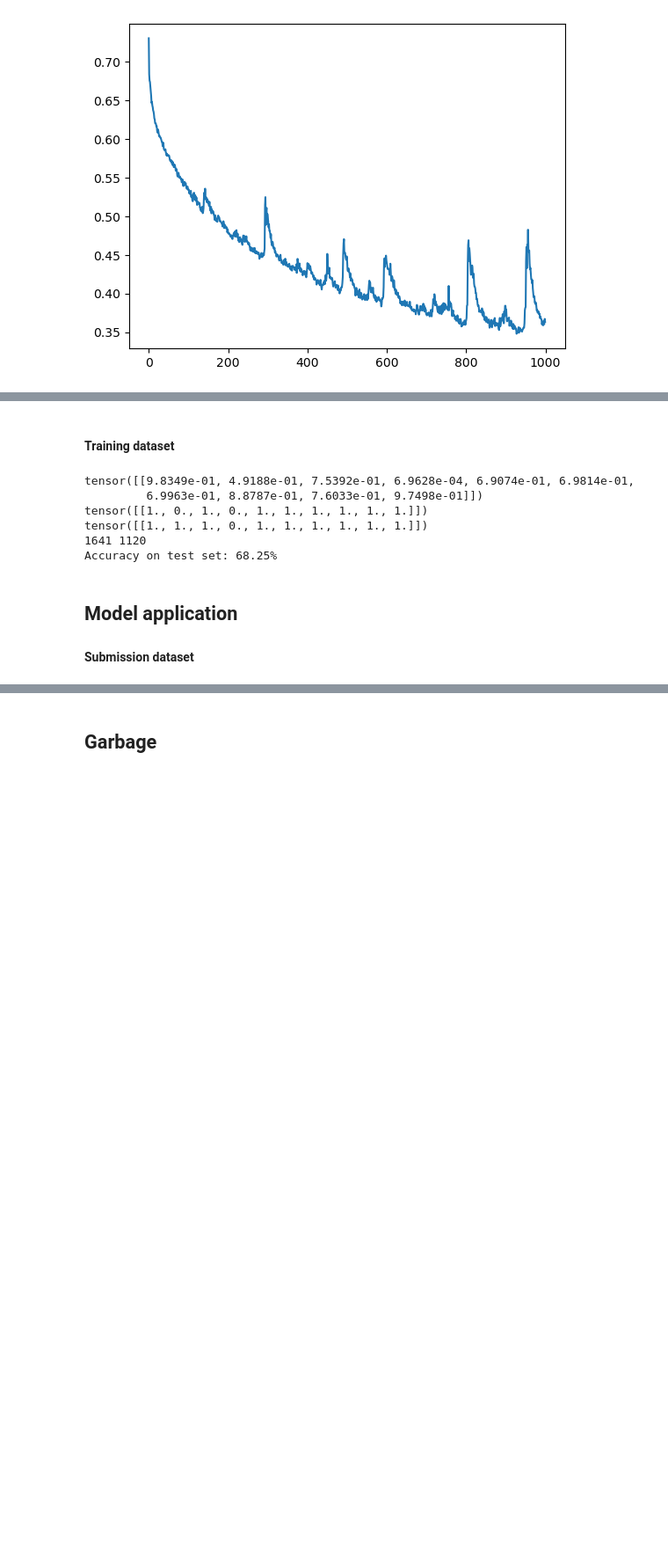
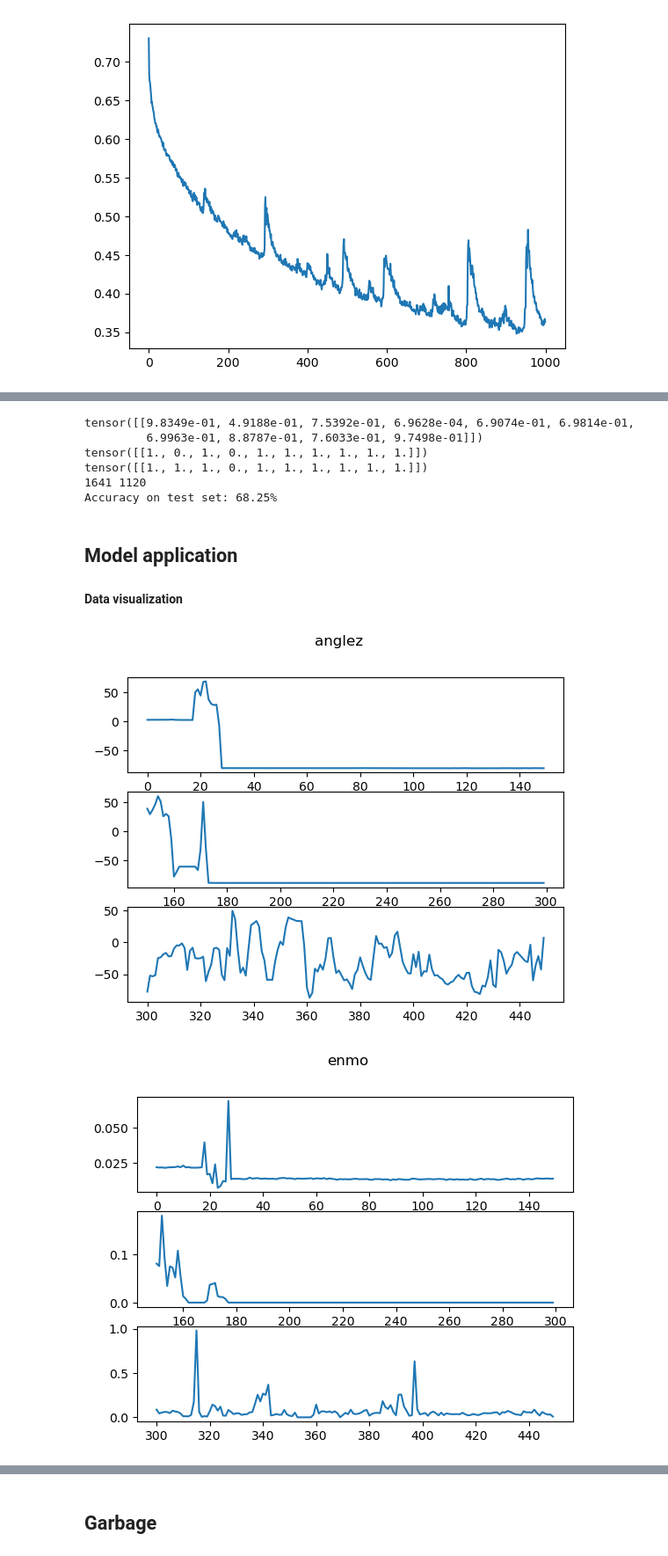
Before and after one commit to Nayel-Blidi/Kaggle, a Jupyter notebook: mainDeepLearning.ipynb, the cells around one changed output, grey strips where cells are left out. Shown: that part at 88% size. Cells and saved outputs as stored; diff of their text form; code cells hidden in the pictures; blank space fills up the shorter version.

Commit message:
'convolution' evaluation loop, data visualization

```diff
--- a/mainDeepLearning.ipynb
+++ b/mainDeepLearning.ipynb
@@ -140,5 +141,3 @@ Epoch 1000, Loss: 436.1320701241493, Final Loss: 0.36331814527511597
-# %% [markdown]
-#### Training dataset
 # %%
 model.eval()
 correct = 0
@@ -172,4 +171,21 @@ tensor([[1., 1., 1., 0., 1., 1., 1., 1., 1., 1.]])
 Accuracy on test set: 68.25%
 # %% [markdown]
 ## Model application
-#### Submission dataset
+#### Data visualization
+# %%
+data = pd.read_parquet(f"{current_folder_path}/test_series.parquet")
+
+plt.subplots(3, 1)
+plt.suptitle("anglez")
+for k in range(3):
+    plt.subplot(3, 1, k+1)
+    plt.plot(data["anglez"][k*150:(k+1)*150])
+
+plt.subplots(3, 1)
+plt.suptitle("enmo")
+for k in range(3):
+    plt.subplot(3, 1, k+1)
+    plt.plot(data["enmo"][k*150:(k+1)*150])
+# %% [output]
+[figure, added]
+[figure, added]
```
Also changed, not shown: parts of 3 cells of this notebook.
